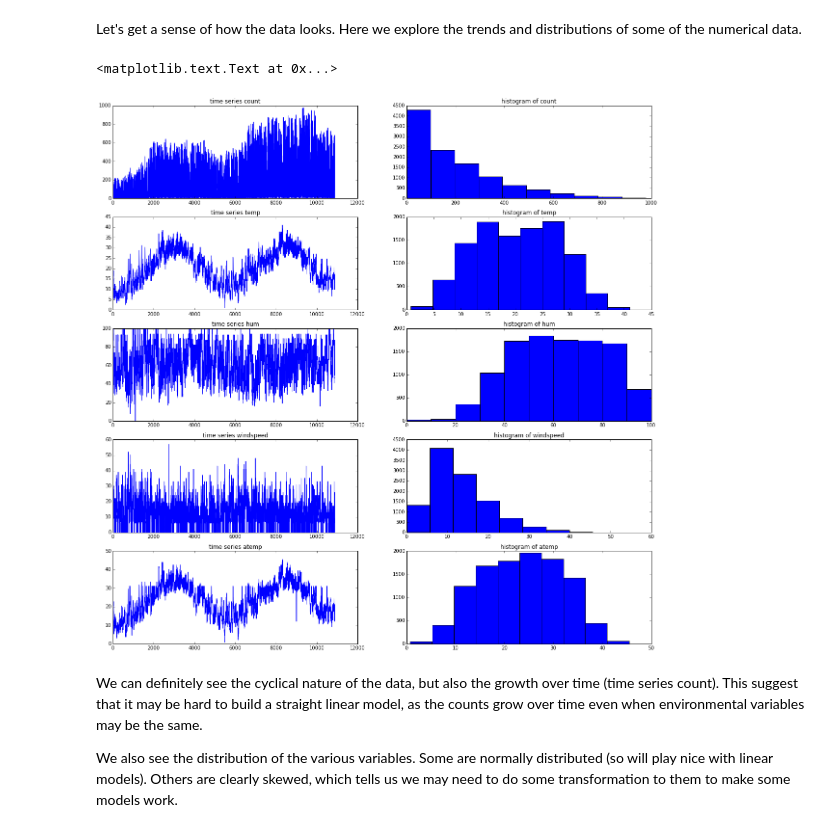
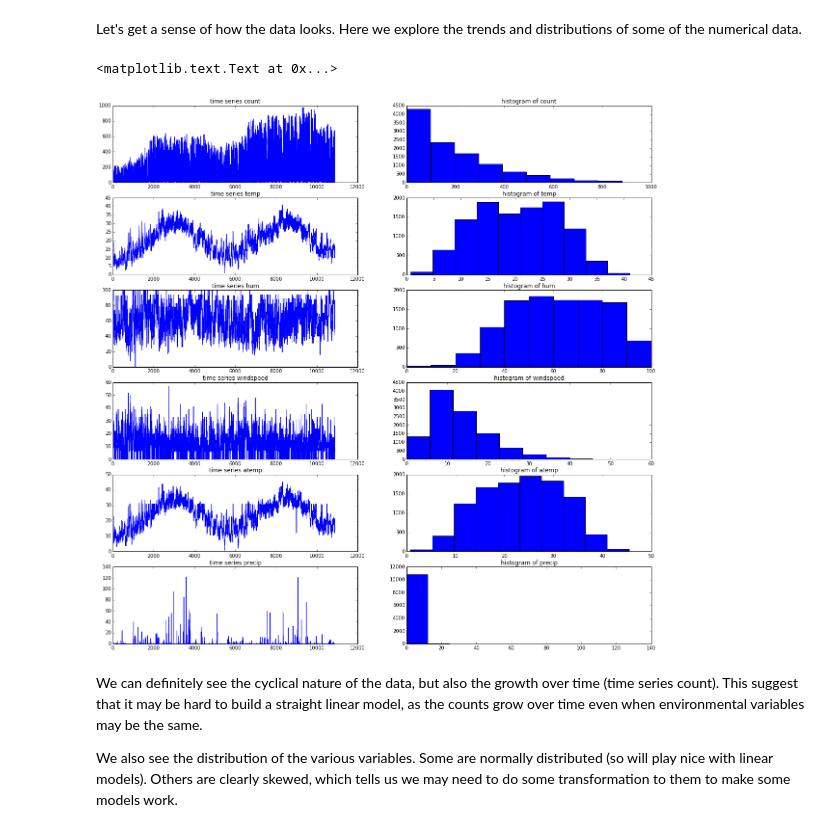
Before and after one commit to elizabethpeters/MIDS_girlpower, a Jupyter notebook: FinalProject.ipynb, the cells around one changed output. Drawn from its saved outputs; the diff is of its cells as text; code cells hidden in the pictures.

Commit message:
Added my precip changes to the notebook

```diff
--- a/FinalProject.ipynb
+++ b/FinalProject.ipynb
@@ -93,6 +93,10 @@ The first step is to import the data from Kaggle (train.csv and test.csv). We st
 pd_data=pd.read_csv("Bike-Sharing-Dataset/train.csv")
 pd_dev=pd.read_csv("Bike-Sharing-Dataset/test.csv")
 timestamps = pd_dev['datetime'] # save original timestamp values from raw data for Kaggle submissions
+
+# import added external data
+pd_extreme=pd.read_csv("added_data/extreme_weather.csv", header=None, names=['datetime', 'ex_weather'])
+pd_precip=pd.read_csv("added_data/precipitation.csv", header=None, names = ['datetime', 'precip'])
 # %% [markdown]
 ## Data Cleaning and Feature Engineering
 # %% [markdown]
@@ -184,44 +212,51 @@ Let's get a sense of how the data looks.  Here we explore the trends and distrib
 #plots
 fig = plt.figure(figsize=(20,20))
 
-ax1=fig.add_subplot(5,2,1)
-ax2=fig.add_subplot(5,2,2)
-ax3=fig.add_subplot(5,2,3)
-ax4=fig.add_subplot(5,2,4)
-ax5=fig.add_subplot(5,2,5)
-ax6=fig.add_subplot(5,2,6)
-ax7=fig.add_subplot(5,2,7)
-ax8=fig.add_subplot(5,2,8)
-ax9=fig.add_subplot(5,2,9)
-ax10=fig.add_subplot(5,2,10)
+ax1=fig.add_subplot(6,2,1)
+ax2=fig.add_subplot(6,2,2)
+ax3=fig.add_subplot(6,2,3)
+ax4=fig.add_subplot(6,2,4)
+ax5=fig.add_subplot(6,2,5)
+ax6=fig.add_subplot(6,2,6)
+ax7=fig.add_subplot(6,2,7)
+ax8=fig.add_subplot(6,2,8)
+ax9=fig.add_subplot(6,2,9)
+ax10=fig.add_subplot(6,2,10)
+ax11=fig.add_subplot(6,2,11)
+ax12=fig.add_subplot(6,2,12)
 
 ax1.plot(pd_data['count'])
 ax1.set_title('time series count')
 ax2.hist(pd_data['count'])
 ax2.set_title('histogram of count')
 
 ax3.plot(pd_data['temp'])
 ax3.set_title('time series temp')
 ax4.hist(pd_data['temp'])
 ax4.set_title('histogram of temp')
 
 ax5.plot(pd_data['humidity'])
 ax5.set_title('time series hum')
 ax6.hist(pd_data['humidity'])
 ax6.set_title('histogram of hum')
 
 ax7.plot(pd_data['windspeed'])
 ax7.set_title('time series windspeed')
 ax8.hist(pd_data['windspeed'])
 ax8.set_title('histogram of windspeed')
 
 ax9.plot(pd_data['atemp'])
 ax9.set_title('time series atemp')
 ax10.hist(pd_data['atemp'])
 ax10.set_title('histogram of atemp')
+
+ax11.plot(pd_data['precip'])
+ax11.set_title('time series precip')
+ax12.hist(pd_data['precip'])
+ax12.set_title('histogram of precip')
 # %% [output]
 <matplotlib.text.Text at 0x...>
-[figure, old version]
+[figure, new version]
 # %% [markdown]
 We can definitely see the cyclical nature of the data, but also the growth over time (time series count).  This suggest that it may be hard to build a straight linear model, as the counts grow over time even when environmental variables may be the same.
 
```
Also changed, not shown: parts of 11 cells of this notebook.
